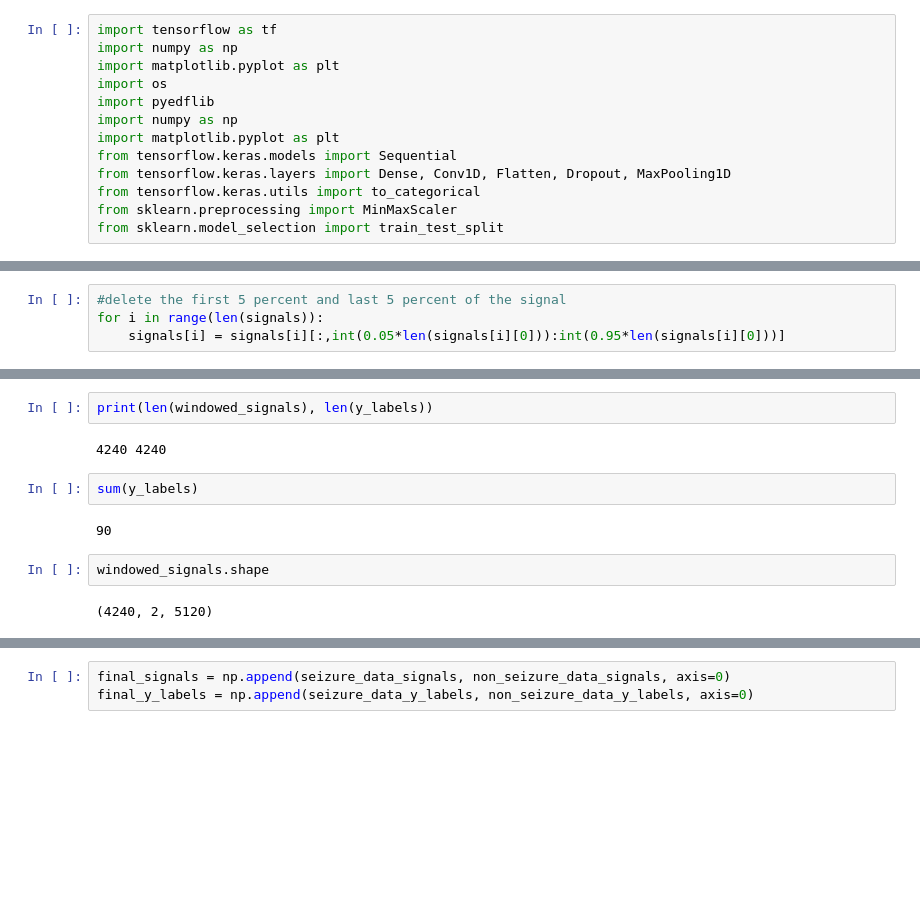
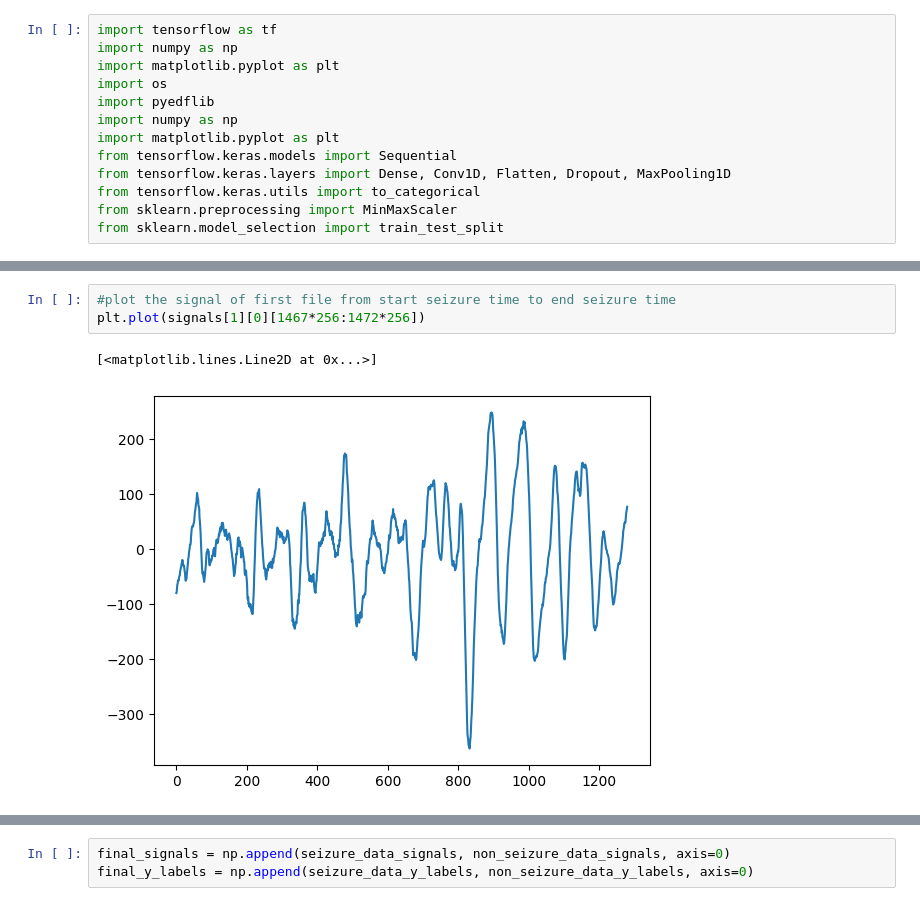
Before and after one commit to DevNerds2020/seizure-detector-with-neural-networks, a Jupyter notebook: SeizureDetector.ipynb, the cells around one changed output, grey strips where cells are left out. Drawn from its saved outputs; the diff is of its cells as text; blank space fills up the shorter version.

```diff
--- a/SeizureDetector.ipynb
+++ b/SeizureDetector.ipynb
@@ -127,7 +124,3 @@ len(signals)
-# %%
-#delete the first 5 percent and last 5 percent of the signal
-for i in range(len(signals)):
-    signals[i] = signals[i][:,int(0.05*len(signals[i][0])):int(0.95*len(signals[i][0]))]
 # %%
 signals[0].shape
 # %% [output]
@@ -179,12 +130,6 @@ error in file:
-# %%
-print(len(windowed_signals), len(y_labels))
-# %% [output]
-4240 4240
-# %%
-sum(y_labels)
-# %% [output]
-90
-# %%
-windowed_signals.shape
-# %% [output]
-(4240, 2, 5120)
+# %%
+#plot the signal of first file from start seizure time to end seizure time
+plt.plot(signals[1][0][1467*256:1472*256])
+# %% [output]
+[<matplotlib.lines.Line2D at 0x...>]
+[figure, added]
```
Also changed, not shown: parts of 48 cells of this notebook.
